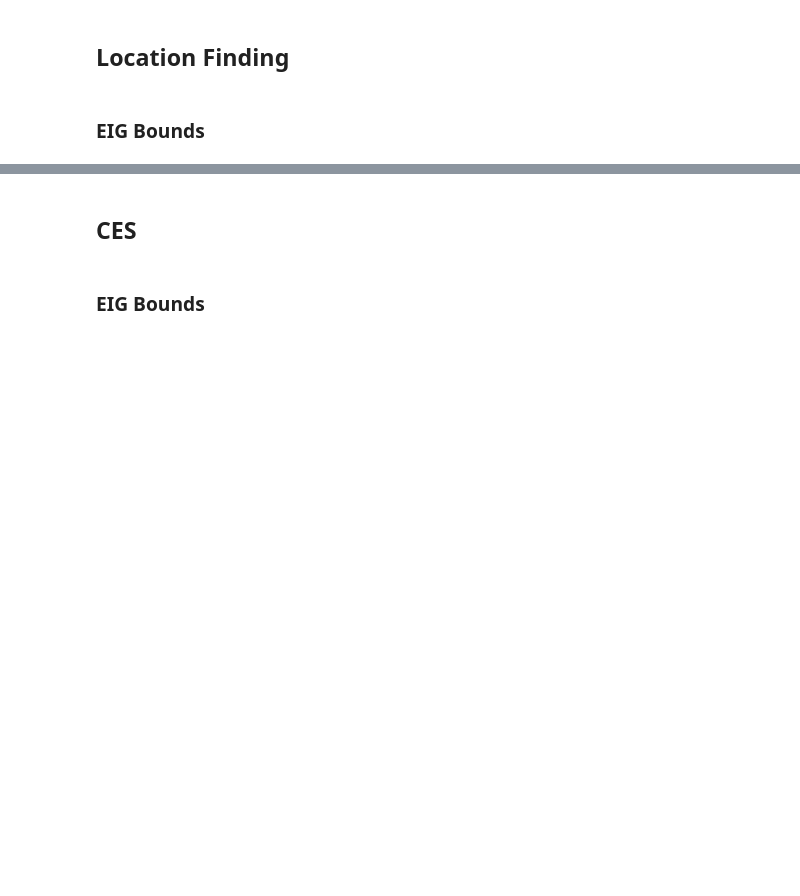
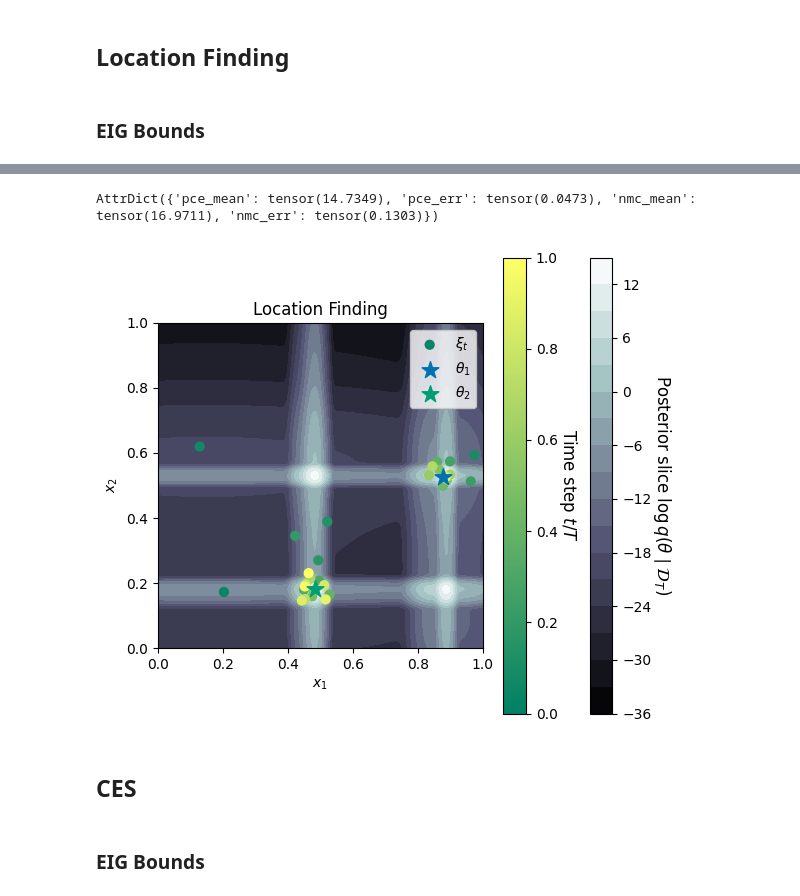
Before and after one commit to PyTomSss/ALINE, a Jupyter notebook: notebooks/eval_bed.ipynb, the cells around one changed output, grey strips where cells are left out. Saved outputs shown, nothing was run; the diff lists cells and outputs as text; code cells hidden in the pictures; blank space fills up the shorter version.

```diff
--- a/notebooks/eval_bed.ipynb
+++ b/notebooks/eval_bed.ipynb
@@ -78,6 +78,7 @@ def load(config_overrides=[], state_dict=None, config_name="train_bed", verbose=
 # %%
 n_query = 2000
 
-cfg, experiment, model = load([f"task.n_query_init={n_query}"], "aline_loc.pth")
+cfg, experiment, model = load([f"task.n_query_init={n_query}"], "aae_Location_d2_1.pth")
 
-bounds = eval_boed(model, experiment, cfg.T-1, int(1e3), 2000, 40, cfg.time_token)
+#bounds = eval_boed(model, experiment, cfg.T-1, int(1e3), 2000, 40, cfg.time_token)
+bounds = eval_boed(model, experiment, cfg.T-1, 5000000, 500, 10, cfg.time_token)
@@ -84,3 +103,7 @@ bounds = eval_boed(model, experiment, cfg.T-1, int(1e3), 2000, 40, cfg.time_toke
+# %%
+bounds
+# %% [output]
+AttrDict({'pce_mean': tensor(14.7349), 'pce_err': tensor(0.0473), 'nmc_mean': tensor(16.9711), 'nmc_err': tensor(0.1303)})
 # %%
 @torch.no_grad()
 def plot_policy2d(model, experiment, T=30, N=200, title="", posterior=True):
@@ -209,5 +517,7 @@ def plot_policy2d(model, experiment, T=30, N=200, title="", posterior=True):
 # %%
-plot_policy2d(model, experiment, 30, title="Location Finding", N=2000)
+out = plot_policy2d_two_sources(model, experiment, cfg, 30, title="Location Finding", N=2000)
+# %% [output]
+[figure, added]
 # %% [markdown]
 ## CES
 # %% [markdown]
```
Also changed, not shown: parts of 2 cells of this notebook, 14 other files.
